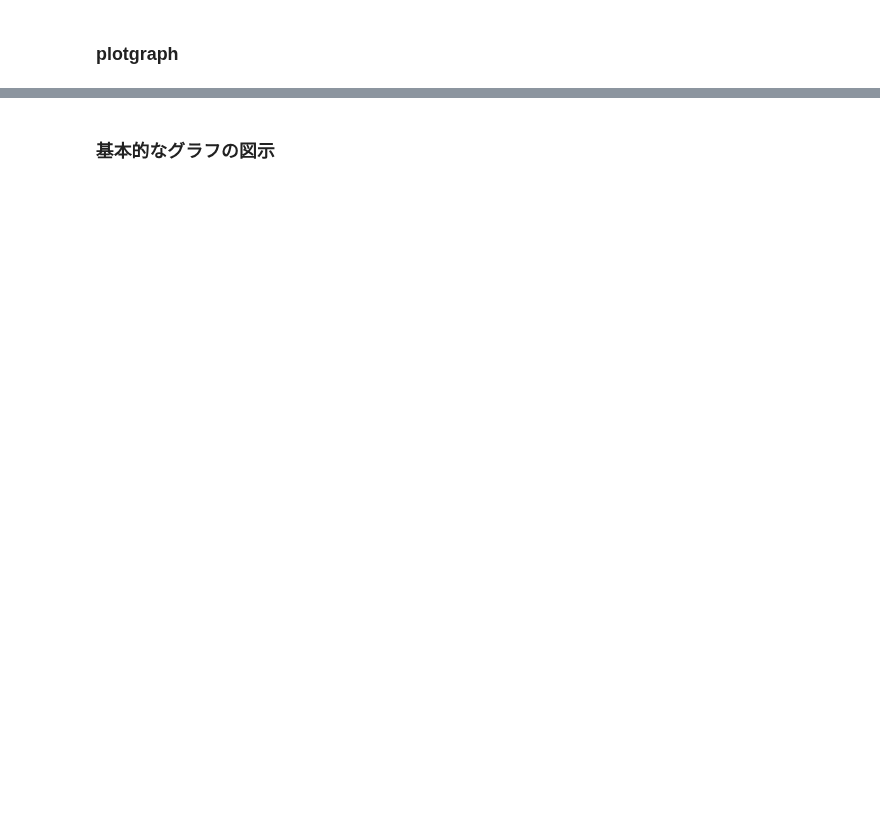
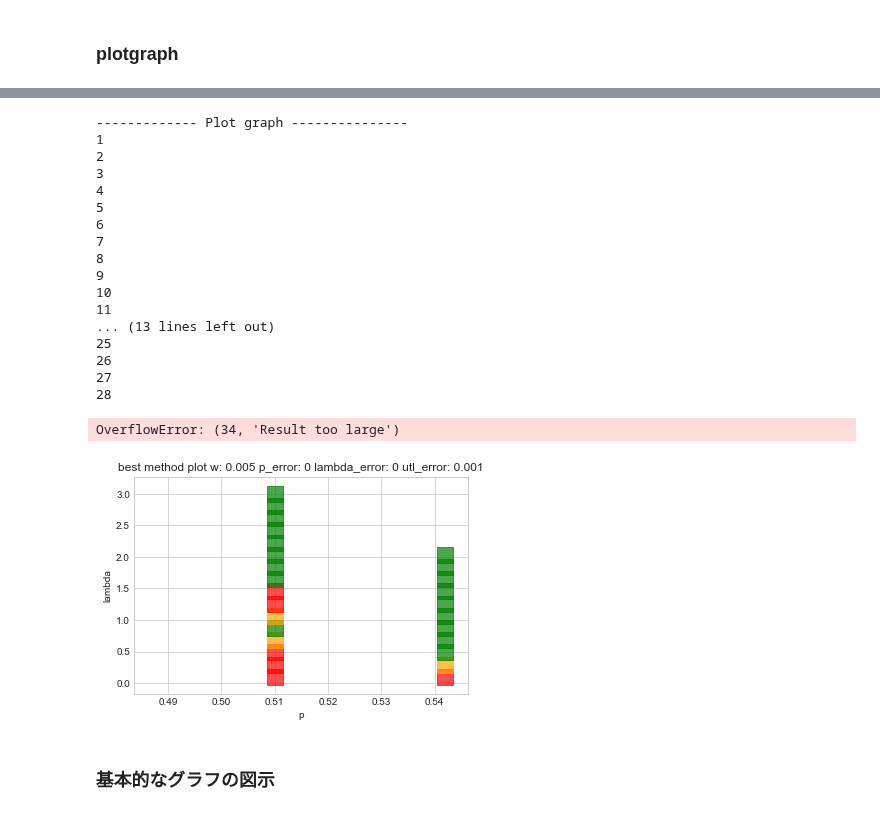
Before and after one commit to k33asby/opinion-aggregation-experiment, a Jupyter notebook: py/opinion-aggregation-experiment.ipynb, the cells around one changed output, grey strips where cells are left out. Saved outputs shown, nothing was run; the diff lists cells and outputs as text; code cells hidden in the pictures; blank space fills up the shorter version.

```diff
--- a/py/opinion-aggregation-experiment.ipynb
+++ b/py/opinion-aggregation-experiment.ipynb
@@ -190,7 +190,7 @@ def method2(T1, T2, n, w, p, lambda_poisson):
     if n == 0: return 0
     return not_stop_by_T1(T1, n, w, p, lambda_poisson) \
      + np.sum(integrate_for_method2_1(T1, T2, n, w, p, lambda_poisson, i) \
-     + integrate_for_method2_2(T1, T2, n, w, p, lambda_poisson, i) for i in range(n,int(T1 * lambda_poisson * 1.8)))
+     + integrate_for_method2_2(T1, T2, n, w, p, lambda_poisson, i) for i in range(n,int(1.8 * T1 * lambda_poisson)))
 
 # utl_errorが0に近付けば近くほどutilityは正確になる(0.00001くらいでよい)
 # T1はmethod1と同じモノを用いる
@@ -475,28 +513,75 @@ def plot_method_utility_with_lambda_poisson_error(w, predicted_p, p_error, predi
 # %%
+print "------------- Plot graph ---------------"
 @lru_cache(maxsize=None)
 def plot_best_method(w, p_error, lambda_error, utl_error):
     color_list = []
-    lambda_range = np.linspace(0, 1, 2)
-    p_range = np.linspace(0.6, 0.9, 2)
+    lambda_range = np.linspace(0.1, 3, 16)
+    p_range = np.linspace(0.51, 0.99, 16)
     fig = plt.figure()
     ax = fig.add_subplot(1,1,1)
     ax.set_title('best method plot w: {0} p_error: {1} lambda_error: {2} utl_error: {3}'.format(w, p_error, lambda_error, utl_error))
-    ax.set_xlabel('predicted p')
-    ax.set_ylabel('predicted lambda')
+    ax.set_xlabel('p')
+    ax.set_ylabel('lambda')
+    count = 0
     for p_i in range(len(p_range)):
         for l_i in range(len(lambda_range)):
+            count +=1
+            print count
             max_utility_dict = {
-                "red": max_time_priority_with_error(w, p_range[p_i], p_error, lambda_range[l_i], lambda_error),
-                "yellow": max_poll_priority_with_error(w, p_range[p_i], p_error, lambda_range[l_i], lambda_error),
-                "blue": max_vote_priority_with_error(w, p_range[p_i], p_error, lambda_range[l_i], lambda_error),
-                "gray": max_method1_with_error(w, p_range[p_i], p_error, lambda_range[l_i], lambda_error)[0],
-#                 "black": max_method2_with_error(w, p_range[p_i], p_error, lambda_range[l_i], lambda_error, utl_error)
+                "blue": max_time_priority_with_error(w, p_range[p_i], p_error, lambda_range[l_i], lambda_error),
+                "orange": max_poll_priority_with_error(w, p_range[p_i], p_error, lambda_range[l_i], lambda_error),
+                "green": max_vote_priority_with_error(w, p_range[p_i], p_error, lambda_range[l_i], lambda_error),
+                "red": max_method1_with_error(w, p_range[p_i], p_error, lambda_range[l_i], lambda_error)[0],
+                "purple": max_method2_with_error(w, p_range[p_i], p_error, lambda_range[l_i], lambda_error, utl_error)
             }
-            ax.scatter(p_range[p_i], lambda_range[l_i], marker='s', s=150, c=max(max_utility_dict.items(), key=lambda x:x[1])[0], alpha=0.7)
+            ax.scatter(p_range[p_i], lambda_range[l_i], marker='s', s=250, c=max(max_utility_dict.items(), key=lambda x:x[1])[0], alpha=0.7)
     fig.savefig("best_method.png")
     fig.show()
 
-plot_best_method(0.01, 0, 0)
+# tまでに平均 t * lambda人到着するので、無限人まで繰り返したいが不可能なので t * lambda * 1.8回繰り返す
+# @lru_cache(maxsize=None)
+# def time_priority_method(t, w, p, lambda_poisson):
+#     if t == 0: return 0
+#     return np.sum(poisson_probability(i, t, lambda_poisson) * acc(i, p) for i in range(0, int(1.8 * t * lambda_poisson))) - w * t
+
+# @lru_cache(maxsize=None)
+# def max_method2(w, p, lambda_poisson, utl_error):
+#     max_utility = 0
+#     t1 = max_method1(w, p, lambda_poisson)[1]
+#     for t2 in range(1, t1 + 1):
+#         value_down = method2(t1, t2, 1, w, p, lambda_poisson)
+#         for n in range(1, 10000):
+#             value_up = method2(t1, t2, 2 * n + 1, w, p, lambda_poisson)
+#             if value_up - value_down <= utl_error:
+#                 if value_down -  max_utility > utl_error:
+#                     max_utility = value_down
+#                     break
+#                 else:
+#                     return [max_utility, t1, t2]
+#             value_down = value_up
+
+%time plot_best_method(0.005, 0, 0, 0.001)
+%time plot_best_method(0.08, 0, 0, 0.001)
+# %% [output]
+------------- Plot graph ---------------
+1
+2
+3
+4
+5
+6
+7
+8
+9
+10
+11
+... (13 lines left out)
+25
+26
+27
+28
+OverflowError: (34, 'Result too large')
+[figure, added]
 # %% [markdown]
 ### 基本的なグラフの図示
 # %%
```
Also changed, not shown: parts of 8 cells of this notebook, 6 other files.
